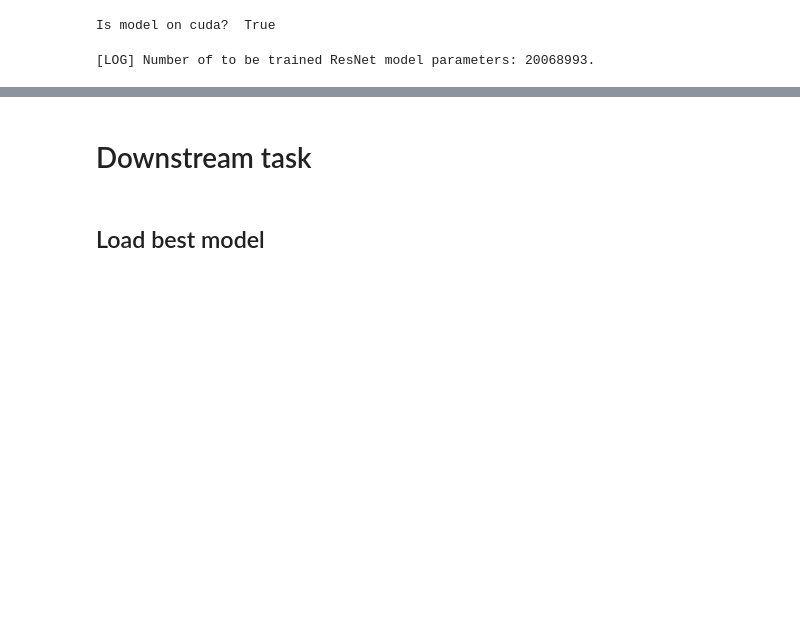
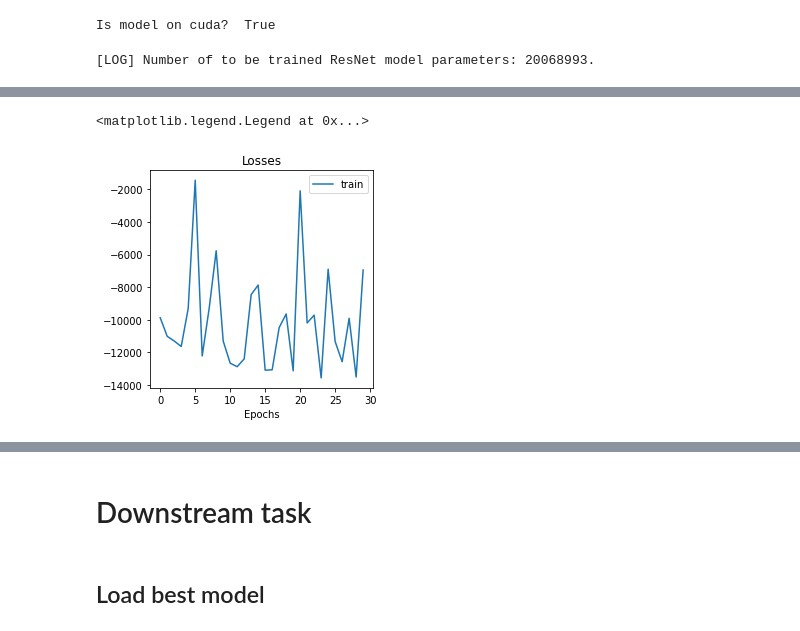
Before and after one commit to AlexanderLontke/ssl-remote-sensing, a Jupyter notebook: notebooks/VAE.ipynb, the cells around one changed output, grey strips where cells are left out. Cells and saved outputs as stored; diff of their text form; code cells hidden in the pictures; blank space fills up the shorter version.

```diff
--- a/notebooks/VAE.ipynb
+++ b/notebooks/VAE.ipynb
@@ -386 +331,11 @@ KeyboardInterrupt: ignored
+# %%
+fig, axes = plt.subplots(1, figsize=(4, 4))
+
+axes.plot(train_losses, label='train')
+axes.set_xlabel('Epochs')
+axes.set_title('Losses')
+axes.legend()
+# %% [output]
+<matplotlib.legend.Legend at 0x...>
+[figure, added]
 # %%
```
Also changed, not shown: parts of 42 cells of this notebook.
